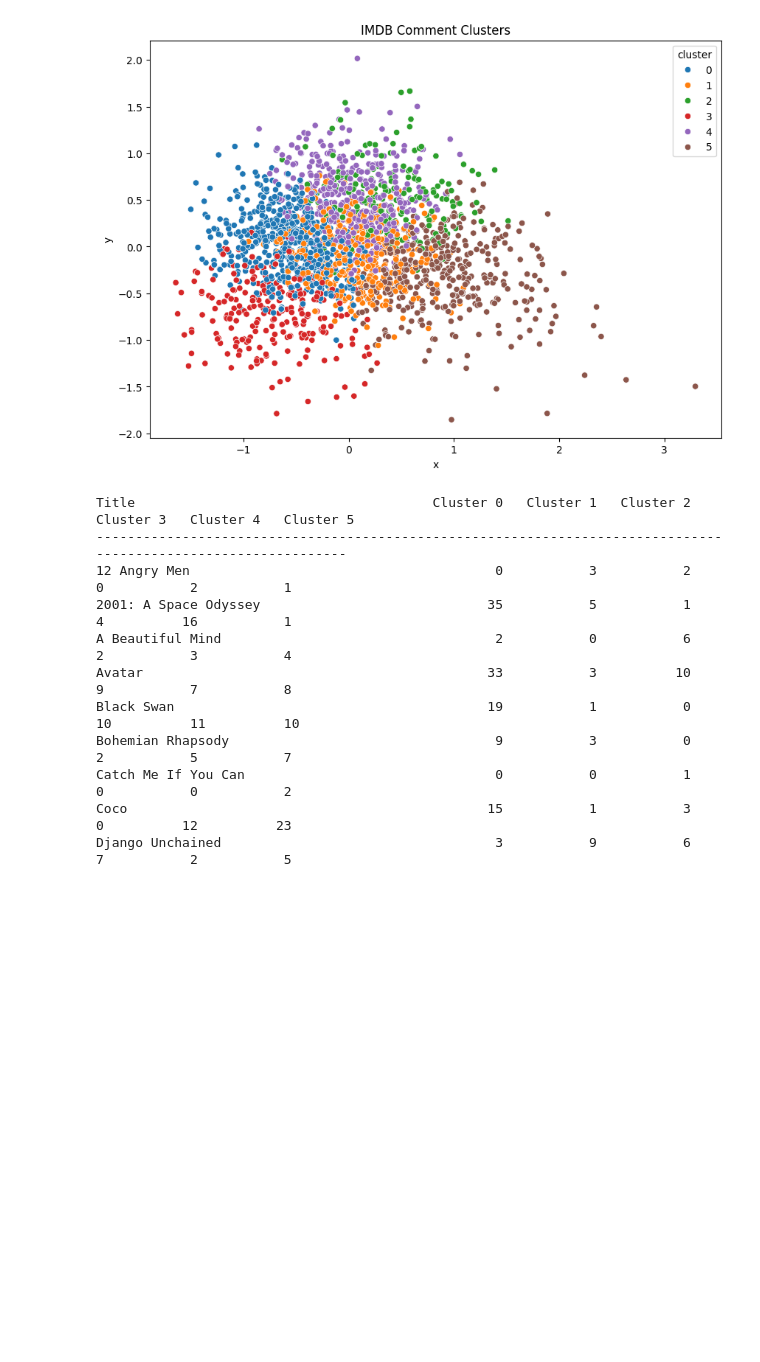
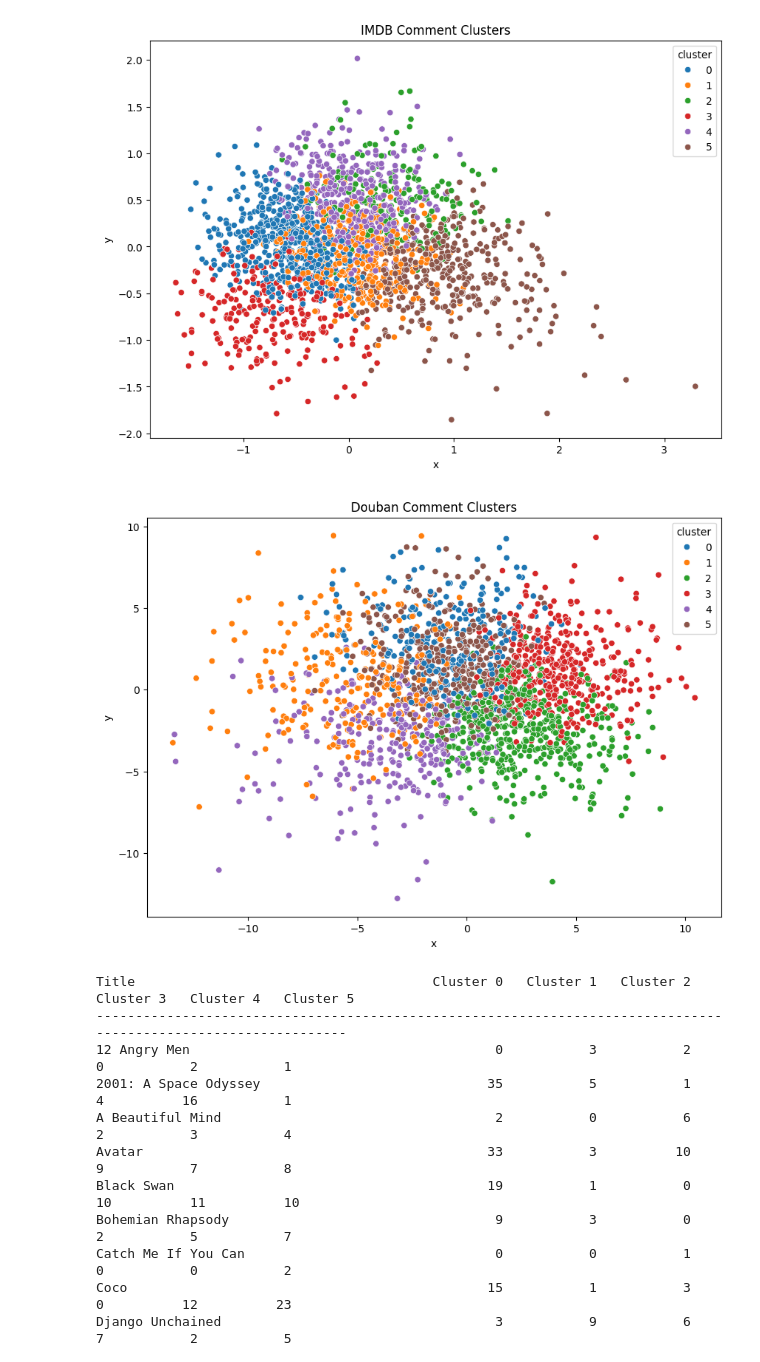
Before and after one commit to eli-marx/ds-project, a Jupyter notebook: jupyter notebooks/MAIN_chinese_review_modelling.ipynb, the cells around one changed output. Drawn from its saved outputs; the diff is of its cells as text; code cells hidden in the pictures; blank space fills up the shorter version.

```diff
--- a/jupyter notebooks/MAIN_chinese_review_modelling.ipynb
+++ b/jupyter notebooks/MAIN_chinese_review_modelling.ipynb
@@ -319,3 +319,8 @@ df_cn_balanced = df_cn.groupby('title', group_keys=False).apply(sample_reviews)
 # Reset index to clean it up
 df_cn_balanced = df_cn_balanced.reset_index(drop=True)
 df_cn = df_cn_balanced
+# %%
+df_en = pd.read_csv('../imdb_reviews.csv')
+df_en_counts = df_en['title'].value_counts(normalize=True)
+df_en_counts = df_en_counts.reset_index()
+df_en_counts.columns = ['title', 'counts']
@@ -696,6 +734,0 @@ embeddings = embed_comments(comments)
-# %%
-from sentence_transformers import SentenceTransformer
-
-model = SentenceTransformer("paraphrase-multilingual-MiniLM-L12-v2")
-
-embeddings = model.encode(comments, show_progress_bar=True)
@@ -950,7 +978,7 @@ def visualize_clusters2(df_en, embeddings):
 
     plt.figure(figsize=(10, 7))
     sns.scatterplot(data=df_en, x='x', y='y', hue='cluster', palette='tab10')
-    plt.title("IMDB Comment Clusters")
+    plt.title("Douban Comment Clusters")
     plt.show()
 
 def analyze_cluster_themes(df_en, text_column='processed_comment'):
@@ -1441,6 +1469,10 @@ Cluster 0 - Most Discriminative Terms:
 
 ----------------------------------------
 [figure]
+# %%
+visualize_clusters2(df_cn, embeddings)
+# %% [output]
+[figure, added]
 # %%
 def print_cluster_table(df):
     # Build the pivot table
```
Also changed, not shown: parts of 9 cells of this notebook, 3 other files.
